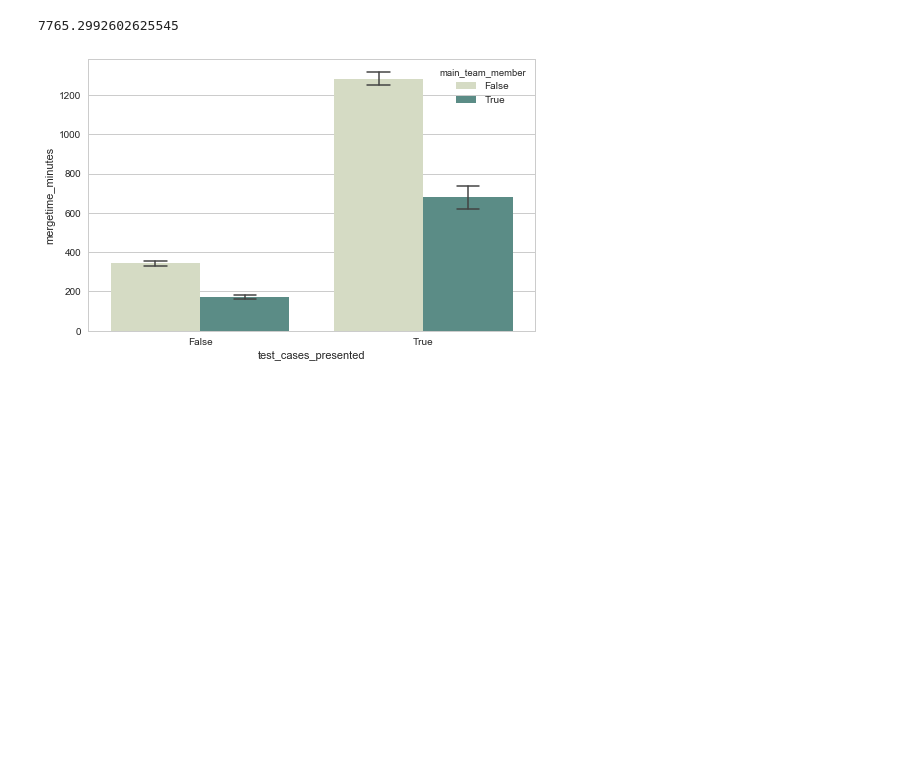
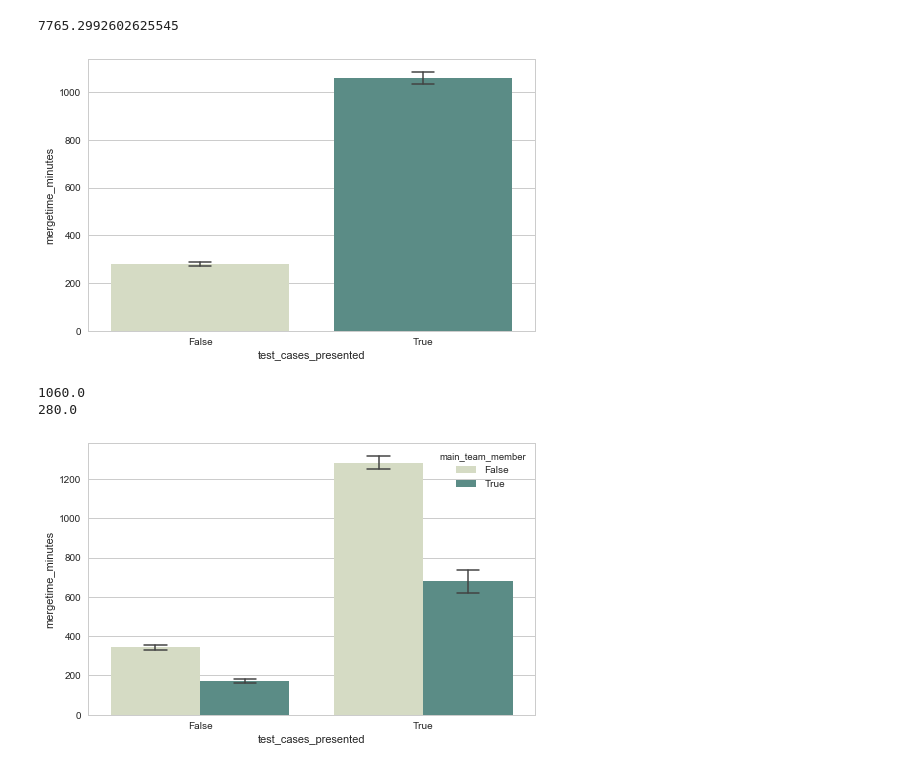
Before and after one commit to jjhartmann/pullreqs, a Jupyter notebook: AnalysisPandas.ipynb, the cells around one changed output. Saved outputs shown, nothing was run; the diff lists cells and outputs as text; code cells hidden in the pictures; blank space fills up the shorter version.

```diff
--- a/AnalysisPandas.ipynb
+++ b/AnalysisPandas.ipynb
@@ -53,5 +53,6 @@ alldata = pd.read_csv(distalLocationAll)
 alldata = alldata.drop(alldata.columns[0], axis=1)
 # %%
 plt.figure(figsize=(16, 12))
+sns.set(font_scale=5)
 ax = sns.pointplot(x="lang", y="mergetime_minutes", hue="main_team_member",# col="TargetType", #col="isOccluded",
                    data=alldata, dodge=True, estimator=np.median, capsize=.1)
@@ -387,6 +390,22 @@ alldata[alldata.test_churn > 0].mergetime_minutes.mean()
 alldata[alldata.test_churn == 0].mergetime_minutes.mean()
 # %% [output]
 7765.2992602625545
+# %%
+# Alldata excuding table
+data=alldata[alldata.merged == True]
+sns.set_style("whitegrid")
+plt.figure(figsize=(8, 5))
+ax = sns.barplot(x="test_cases_presented", y="mergetime_minutes", #hue="main_team_member", #col="isOccluded",
+                   data=data, dodge=True, estimator=np.median,
+                   capsize=.1, errwidth=1.5, palette=sns.cubehelix_palette(3, start=0.5, rot=-.75))
+# %% [output]
+[figure, added]
+# %%
+print(alldata[alldata.test_cases_presented == True].mergetime_minutes.median())
+print(alldata[alldata.test_cases_presented == False].mergetime_minutes.median())
+# %% [output]
+1060.0
+280.0
 # %%
 # Alldata excuding table
 data=alldata[alldata.merged == True]
```
Also changed, not shown: parts of 2 cells of this notebook, 3 other files.
